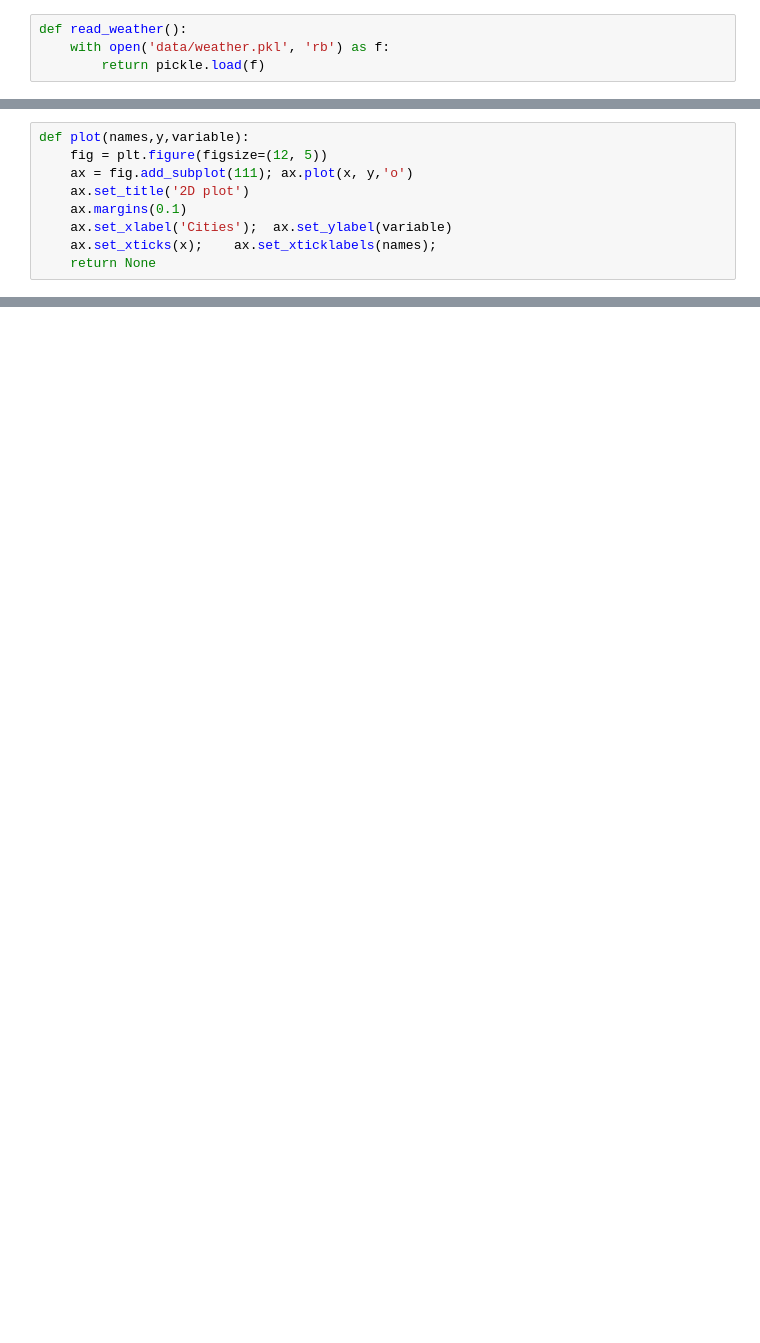
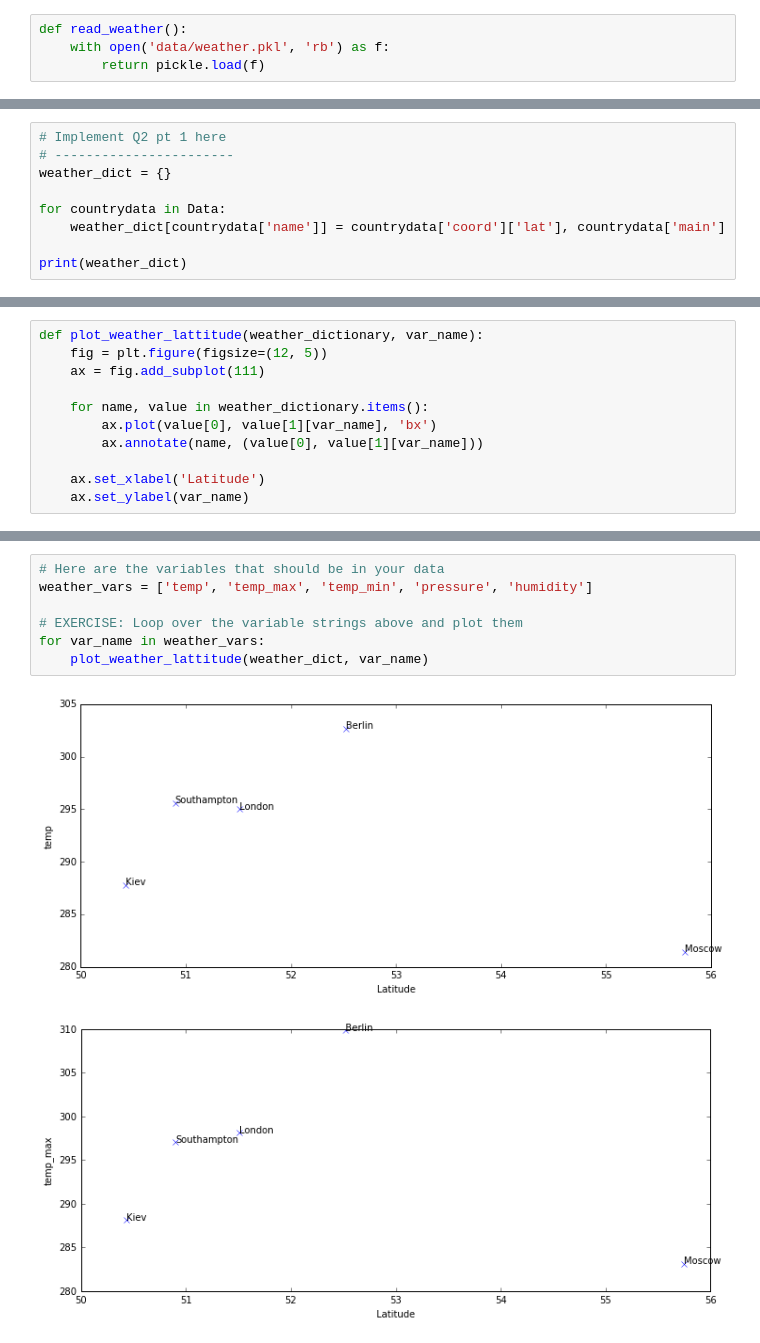
Before and after one commit to ngcm/summer-academy-2016-basics, a Jupyter notebook: Intermediate_Python/soln/01-Tuples_Dictionaries.ipynb, the cells around one changed output, grey strips where cells are left out. Saved outputs shown, nothing was run; the diff lists cells and outputs as text; blank space fills up the shorter version.

```diff
--- a/Intermediate_Python/soln/01-Tuples_Dictionaries.ipynb
+++ b/Intermediate_Python/soln/01-Tuples_Dictionaries.ipynb
@@ -81,0 +98,9 @@ variables = tuple(Data[0]['main'].keys())
+# %%
+# Implement Q2 pt 1 here
+# -----------------------
+weather_dict = {}
+
+for countrydata in Data:
+    weather_dict[countrydata['name']] = countrydata['coord']['lat'], countrydata['main']
+
+print(weather_dict)
@@ -82,9 +109,11 @@ variables = tuple(Data[0]['main'].keys())
 # %%
-def plot(names,y,variable):
+def plot_weather_lattitude(weather_dictionary, var_name):
     fig = plt.figure(figsize=(12, 5))
-    ax = fig.add_subplot(111); ax.plot(x, y,'o')
-    ax.set_title('2D plot')
-    ax.margins(0.1)
-    ax.set_xlabel('Cities');  ax.set_ylabel(variable)
-    ax.set_xticks(x);    ax.set_xticklabels(names);
-    return None
+    ax = fig.add_subplot(111)
+
+    for name, value in weather_dictionary.items():
+        ax.plot(value[0], value[1][var_name], 'bx')
+        ax.annotate(name, (value[0], value[1][var_name]))
+
+    ax.set_xlabel('Latitude')
+    ax.set_ylabel(var_name)
@@ -107,0 +120,10 @@ for variable in variables:
+# %%
+# Here are the variables that should be in your data
+weather_vars = ['temp', 'temp_max', 'temp_min', 'pressure', 'humidity']
+
+# EXERCISE: Loop over the variable strings above and plot them
+for var_name in weather_vars:
+    plot_weather_lattitude(weather_dict, var_name)
+# %% [output]
+[figure, added]
+[figure, added]
```
Also changed, not shown: parts of 19 cells of this notebook, 7 other files.
